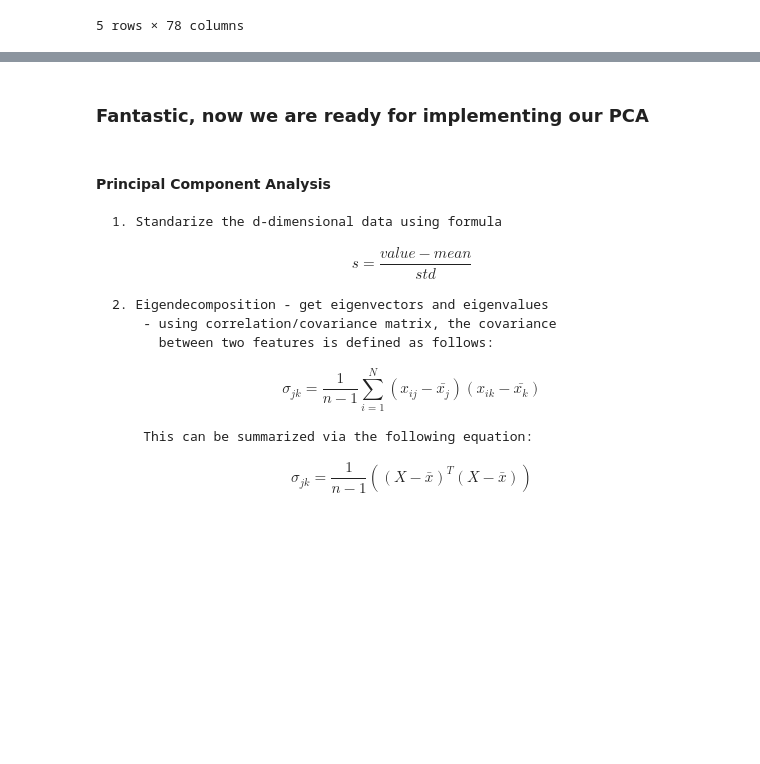
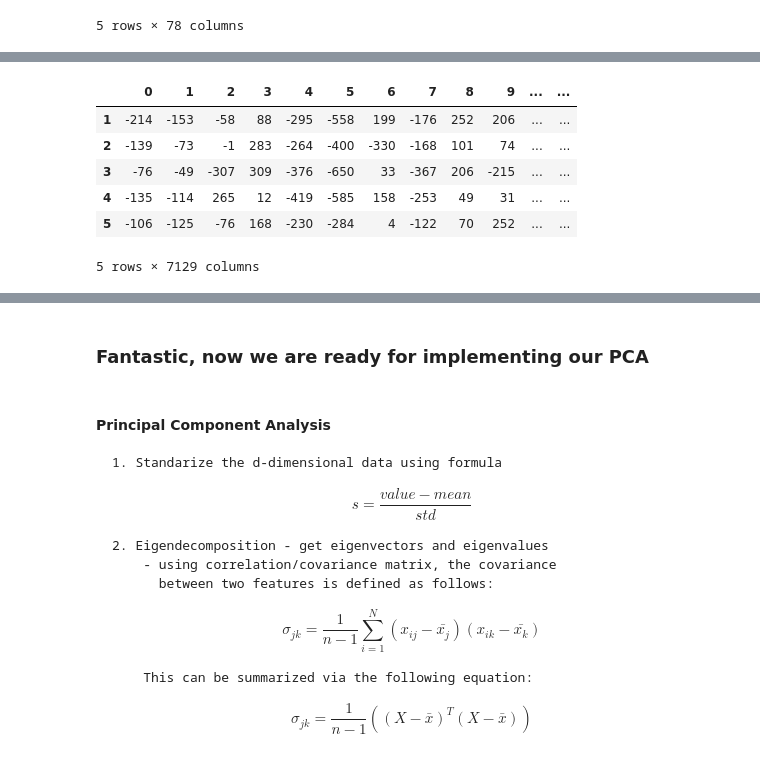
Before and after one commit to KonradDuraj/Gene-Expression-Analysis, a Jupyter notebook: Neural Network for Gene Expression.ipynb, the cells around one changed output, grey strips where cells are left out. Drawn from its saved outputs; the diff is of its cells as text; code cells hidden in the pictures; blank space fills up the shorter version.

```diff
--- a/Neural Network for Gene Expression.ipynb
+++ b/Neural Network for Gene Expression.ipynb
@@ -85,0 +85,11 @@ X_train.describe()
+# %%
+X_df = X_df.drop([index for index, row in X_df.iterrows() if "call" in index])
+X_df.head()
+# %% [output]
+|  | 0 | 1 | 2 | 3 | 4 | 5 | 6 | 7 | 8 | 9 | ... | ... |
+| 1 | -214 | -153 | -58 | 88 | -295 | -558 | 199 | -176 | 252 | 206 | ... | ... |
+| 2 | -139 | -73 | -1 | 283 | -264 | -400 | -330 | -168 | 101 | 74 | ... | ... |
+| 3 | -76 | -49 | -307 | 309 | -376 | -650 | 33 | -367 | 206 | -215 | ... | ... |
+| 4 | -135 | -114 | 265 | 12 | -419 | -585 | 158 | -253 | 49 | 31 | ... | ... |
+| 5 | -106 | -125 | -76 | 168 | -230 | -284 | 4 | -122 | 70 | 252 | ... | ... |
+5 rows × 7129 columns
```
Also changed, not shown: parts of 51 cells of this notebook.
